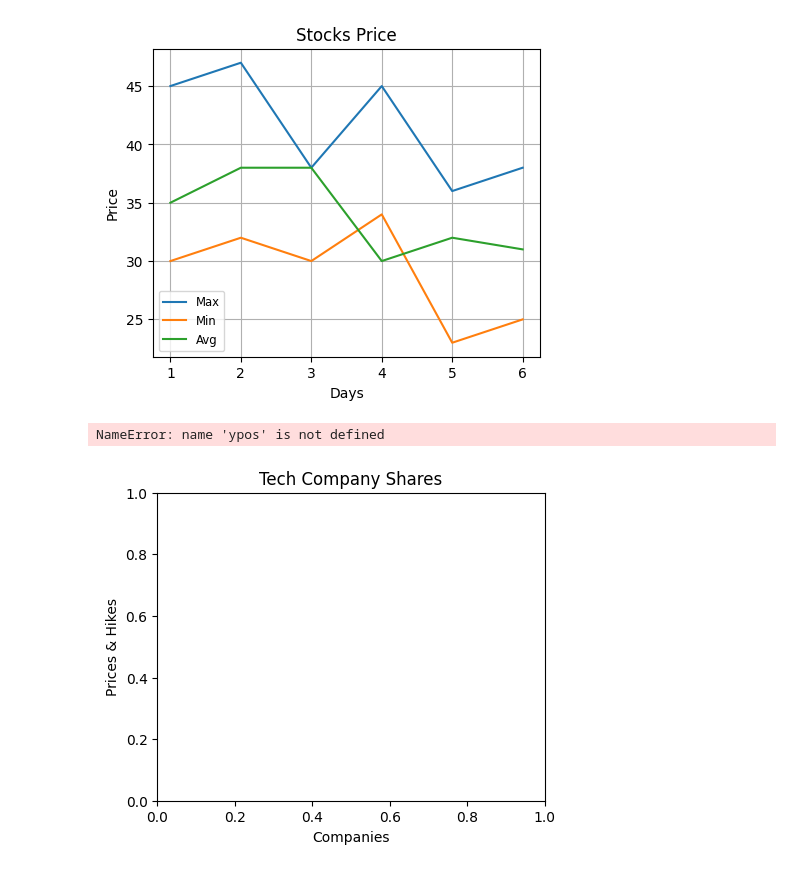
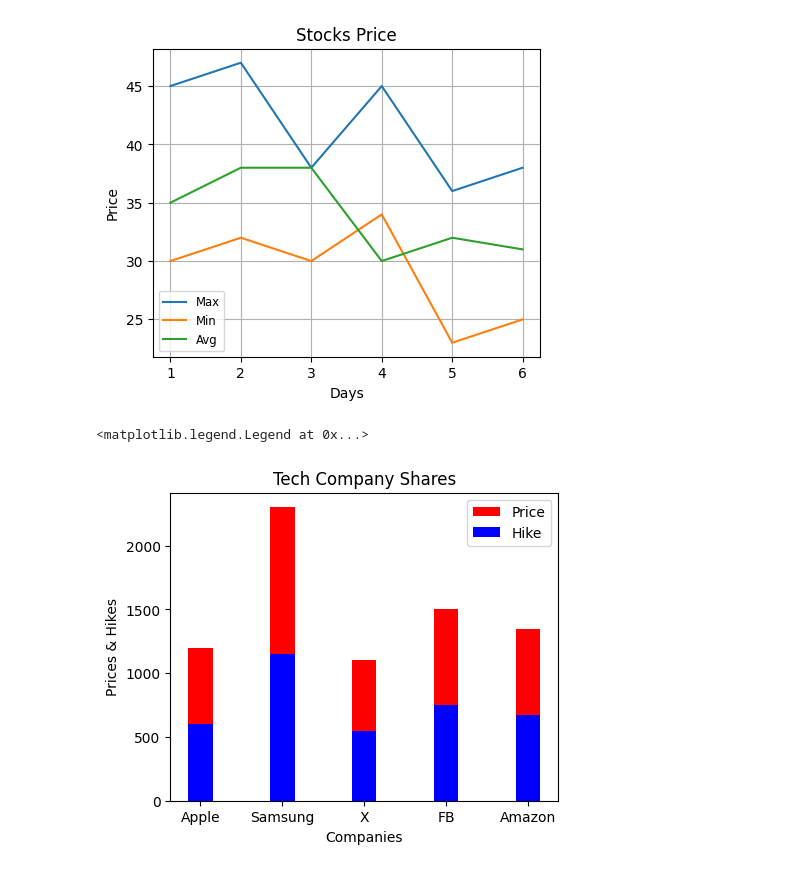
Before and after one commit to VyshnaviKarakatla/statistics-notebooks, a Jupyter notebook: _04_matplotlib.ipynb, the cells around one changed output. Cells and saved outputs as stored; diff of their text form; code cells hidden in the pictures.

```diff
--- a/_04_matplotlib.ipynb
+++ b/_04_matplotlib.ipynb
@@ -156,14 +156,13 @@ companies=['Apple','Samsung','X','FB','Amazon']
 prices=[1200,2300,1100,1500,1350]
 hikes=[prices[0]*0.5,prices[1]*0.5,prices[2]*0.5, prices[3]*0.5,prices[4]*0.5]
 # %%
-ypos
 plt.figure(figsize=(5,4))
 plt.xlabel('Companies')
 plt.ylabel('Prices & Hikes')
 plt.title('Tech Company Shares')
-plt.bar(ypos-0.1,companies,prices,color='r',label='Price',width=0.3)
-plt.bar(ypos+0.1,companies,hikes,color='b',label='Hike',width=0.3)
+plt.bar(companies,prices,color='r',label='Price',width=0.3)
+plt.bar(companies,hikes,color='b',label='Hike',width=0.3)
 plt.legend()
 # %% [output]
-NameError: name 'ypos' is not defined
+<matplotlib.legend.Legend at 0x...>
-[figure, old version]
+[figure, new version]
```
